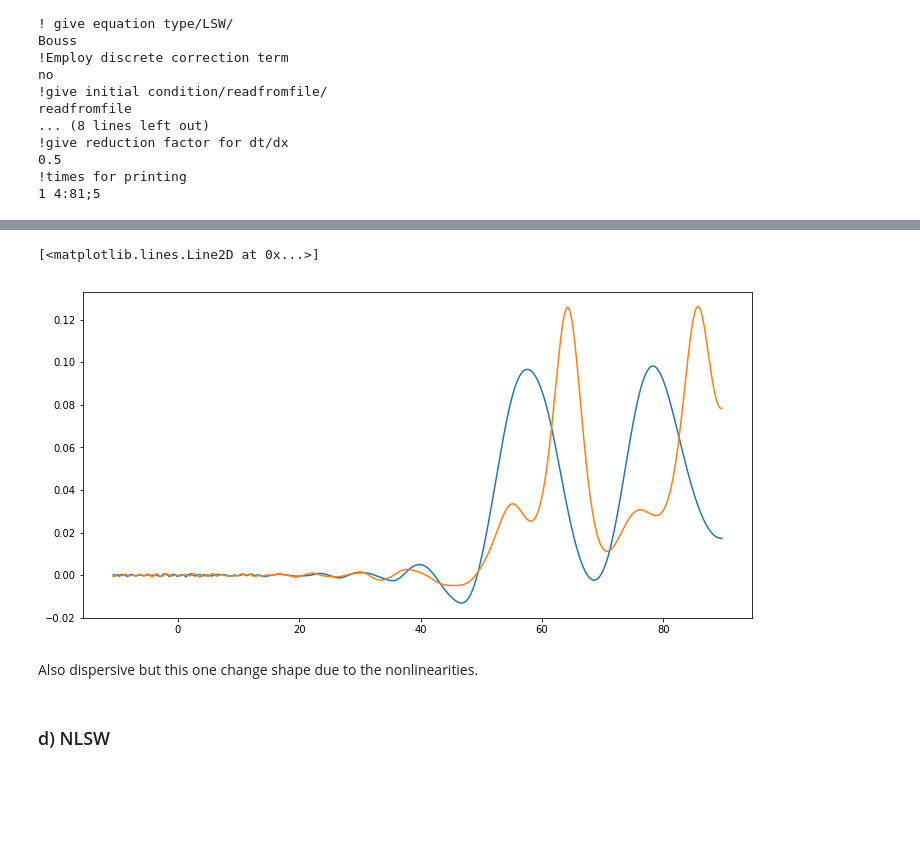
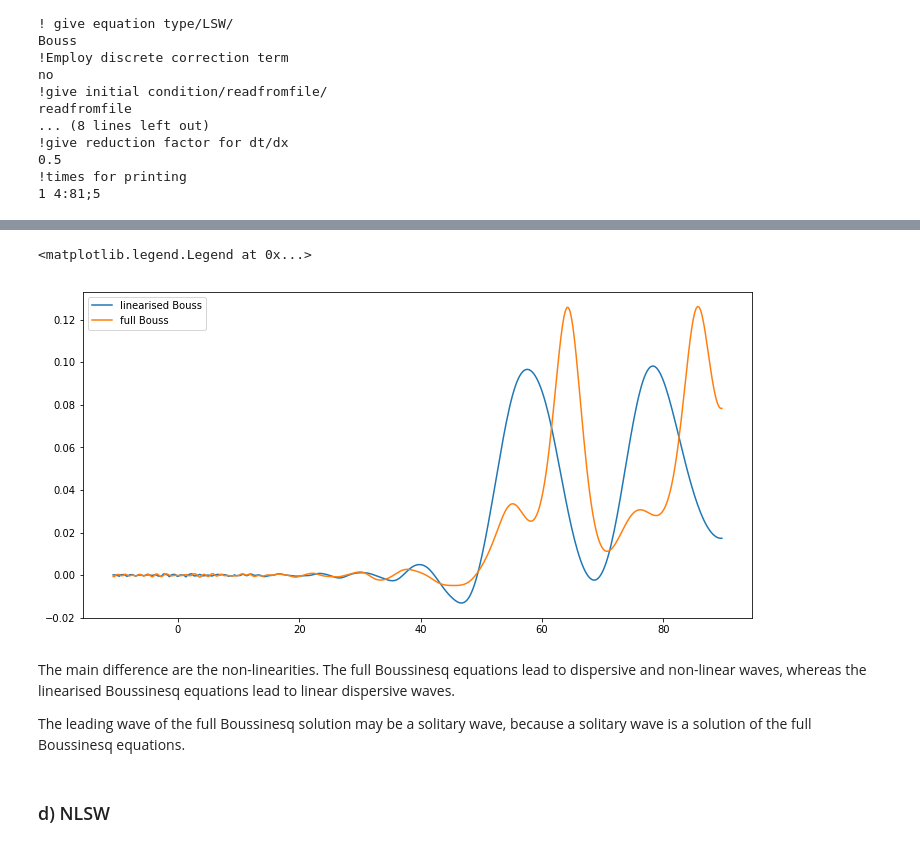
Before and after one commit to Reyna-RT/MEK9320, a Jupyter notebook: Second Assignment results.ipynb, the cells around one changed output, grey strips where cells are left out. Saved outputs shown, nothing was run; the diff lists cells and outputs as text; code cells hidden in the pictures; blank space fills up the shorter version.

```diff
--- a/Second Assignment results.ipynb
+++ b/Second Assignment results.ipynb
@@ -639,15 +669,18 @@ HTML(anim.to_html5_video())
 # %%
 fig1 = plt.figure(figsize=(12, 6))
 ax1 = fig1.add_subplot(1, 1,1)
 a = np.loadtxt('flat_results/lbous/eta80',unpack=True)
-plt.plot(a[0],a[1])
+plt.plot(a[0],a[1],label='linearised Bouss')
 b = np.loadtxt('flat_results/fbous/eta80',unpack=True)
-plt.plot(b[0],b[1])
+plt.plot(b[0],b[1],label='full Bouss')
+plt.legend()
 # %% [output]
-[<matplotlib.lines.Line2D at 0x...>]
+<matplotlib.legend.Legend at 0x...>
-[figure, old version]
+[figure, new version]
-# %% [markdown]
-Also dispersive but this one change shape due to the nonlinearities.
+# %% [markdown]
+The main difference are the non-linearities. The full Boussinesq equations lead to dispersive and non-linear waves, whereas the linearised Boussinesq equations lead to linear dispersive waves.
+
+The leading wave of the full Boussinesq solution may be a solitary wave, because a solitary wave is a solution of the full Boussinesq equations.
 # %% [markdown]
 ### d) NLSW
 # %%
```
Also changed, not shown: parts of 10 cells of this notebook.
